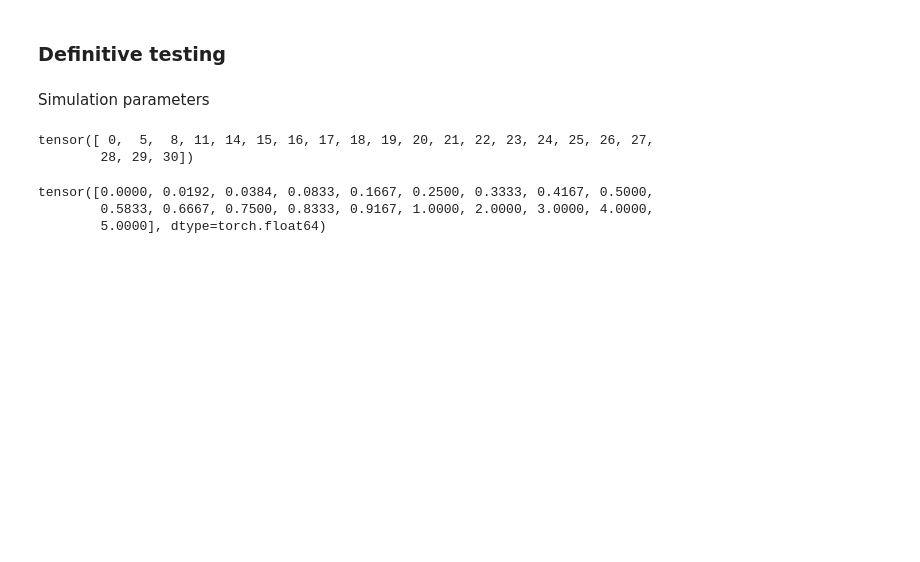
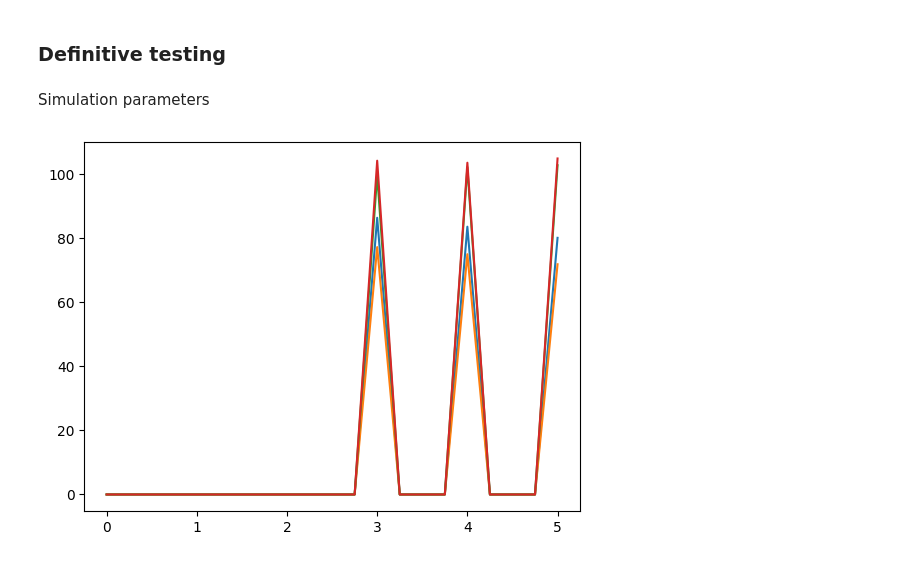
Before and after one commit to Lolillosky/PHD_CVA, a Jupyter notebook: NOTEBOOKS/PaperNotebooks/Model_tests.ipynb, the cells around one changed output. Cells and saved outputs as stored; diff of their text form; code cells hidden in the pictures; blank space fills up the shorter version.

```diff
--- a/NOTEBOOKS/PaperNotebooks/Model_tests.ipynb
+++ b/NOTEBOOKS/PaperNotebooks/Model_tests.ipynb
@@ -542,6 +542,8 @@ Simulation parameters
 seed = 12345
 np.random.seed(seed)
 torch.manual_seed(seed)
+
+num_sims = 30000
 
 num_risk_factors = 3
 initial_spot_values = [100.0, 95.0, 105.0]
@@ -563,15 +565,26 @@ cf_list = [cf1, cf2, cf3]
 ccr_dates = torch.tensor(np.concat([np.array([0, 7/365, 14/365]),np.arange(1/12, 1, 1/12), np.arange(1,6,1)]), device='cpu', dtype= torch.float32)
 
 cf_handler = CashFlowsHandler(ccr_dates, cf_list, device='cpu', dtype= torch.float32)
-
-cf3.product_indexes
-# %% [output]
-tensor([ 0,  5,  8, 11, 14, 15, 16, 17, 18, 19, 20, 21, 22, 23, 24, 25, 26, 27,
-        28, 29, 30])
-# %%
-
-ccr_dates
-# %% [output]
-tensor([0.0000, 0.0192, 0.0384, 0.0833, 0.1667, 0.2500, 0.3333, 0.4167, 0.5000,
-        0.5833, 0.6667, 0.7500, 0.8333, 0.9167, 1.0000, 2.0000, 3.0000, 4.0000,
-        5.0000], dtype=torch.float64)
+# %%
+
+simulator = RiskFactorSimulator(
+    num_risk_factors=num_risk_factors,
+    initial_spot_values=initial_spot_values,
+    drift_array=drift_array,
+    volatility_array=volatility_array,
+    correl_matrix=correl_matrix,
+    time_steps=cf_handler.simulation_dates,
+    device="cpu",
+    dtype=torch.float32,
+)
+
+
+risk_factor_paths = simulator.simulate_paths(num_sims=num_sims)
+# %%
+sum_discounted_cf_ccr, sum_discounted_cf_ccr_intervals, cashflows_matrix =cf_handler.compute_cashflows(risk_free_rate=risk_free_rate, asset_prices=risk_factor_paths)
+# %%
+#plt.plot(cf_handler.ccr_dates, sum_discounted_cf_ccr_intervals[0:10].T)
+
+plt.plot(cf_handler.simulation_dates, cashflows_matrix[0:4].T);
+# %% [output]
+[figure, added]
```
